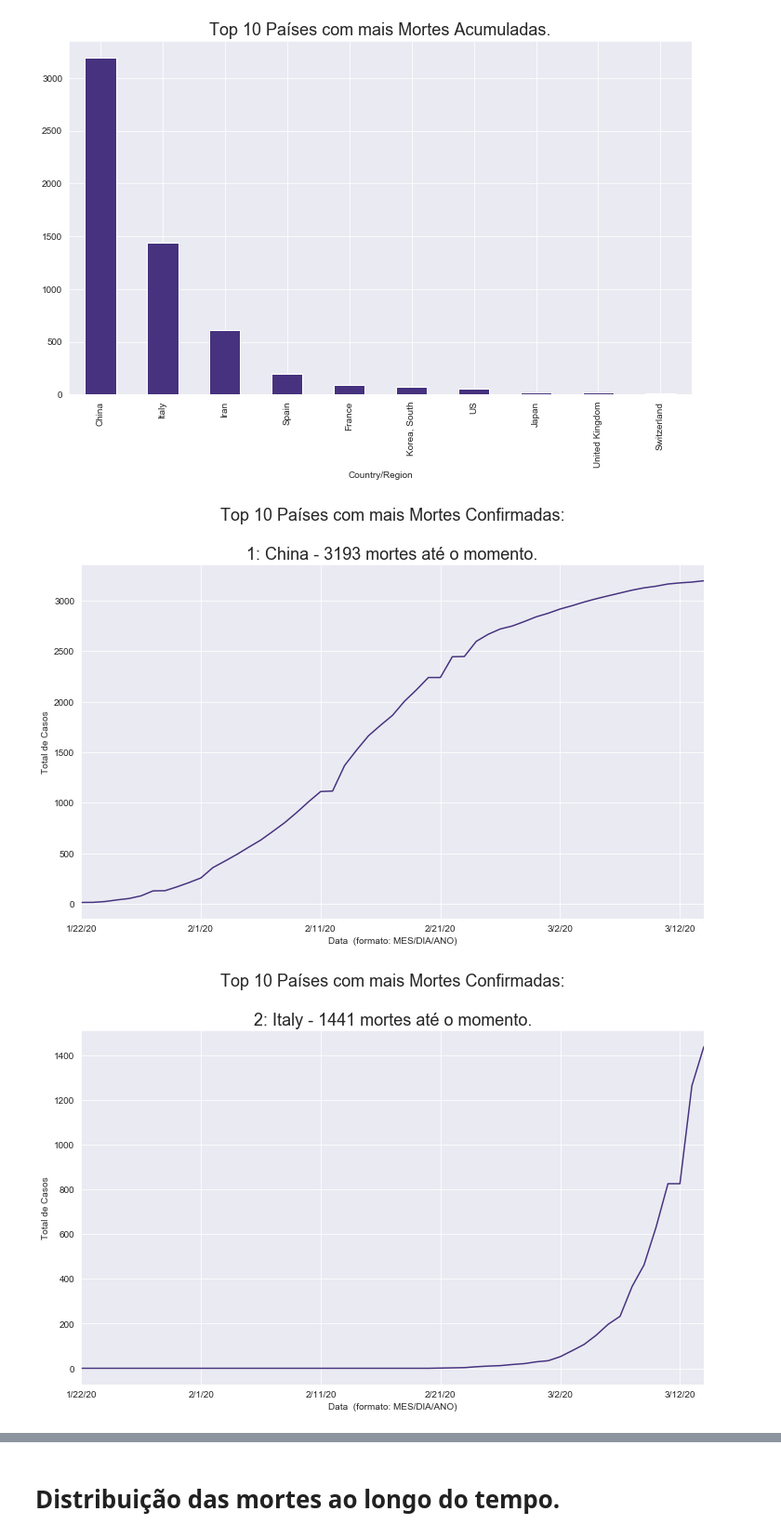
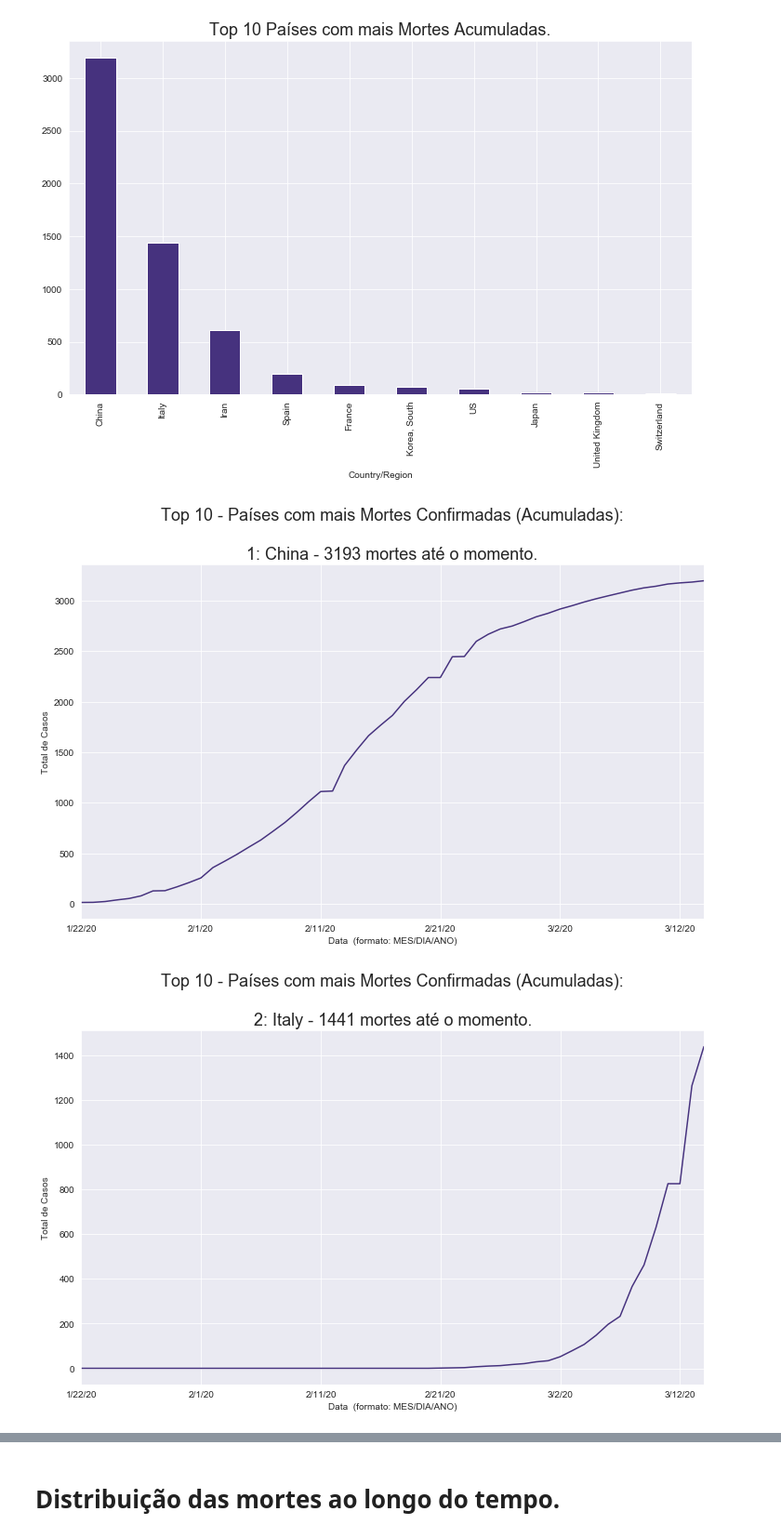
Before and after one commit to Alberto-Oliveira-Barbosa/covid-19, a Jupyter notebook: Covid-19.ipynb, the cells around one changed output, grey strips where cells are left out. Shown at 93% size. Saved outputs shown, nothing was run; the diff lists cells and outputs as text; code cells hidden in the pictures.

```diff
--- a/Covid-19.ipynb
+++ b/Covid-19.ipynb
@@ -315,14 +321,14 @@ plt.show()
 # %%
 # Plota os graficos de cada país no top 10
 for posicao, i in enumerate(top10_mortes):
     total = mortes_confirmadas.groupby('Country/Region')[data_atual_mortes].sum().loc[i]
     plot_total_casos_pais(mortes_confirmadas,
                           i,
-                          'Top 10 Países com mais Mortes Confirmadas:\n\n'
+                          'Top 10 - Países com mais Mortes Confirmadas (Acumuladas):\n\n'
                           + str(posicao+1)
                           + ': ' + str(i)
                           + ' - ' + str(total) + ' mortes até o momento.',
                           data_final=data_atual_confirmados)
 # %% [output]
-[figure, old version]
+[figure, new version]
-[figure, old version]
+[figure, new version]
```
Also changed, not shown: parts of 7 cells of this notebook.
